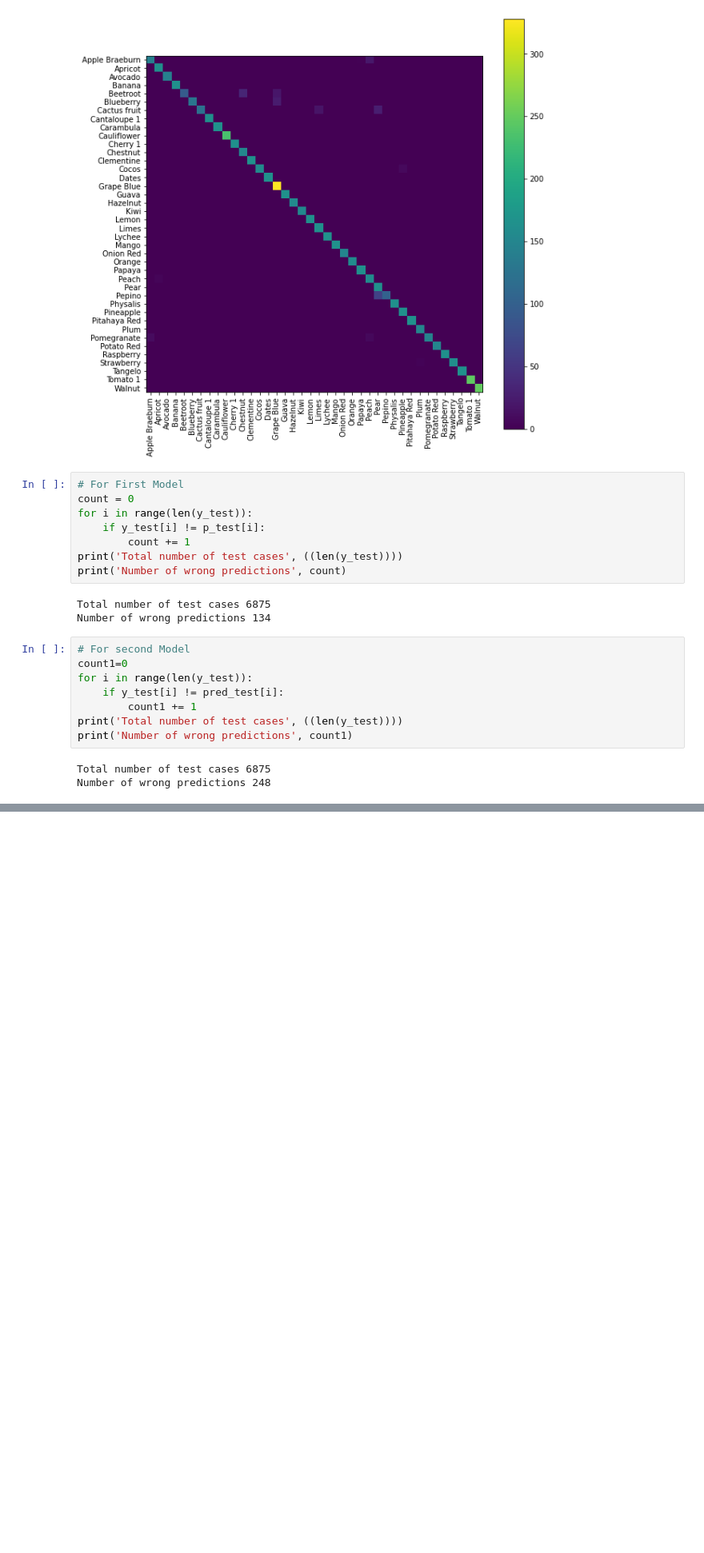
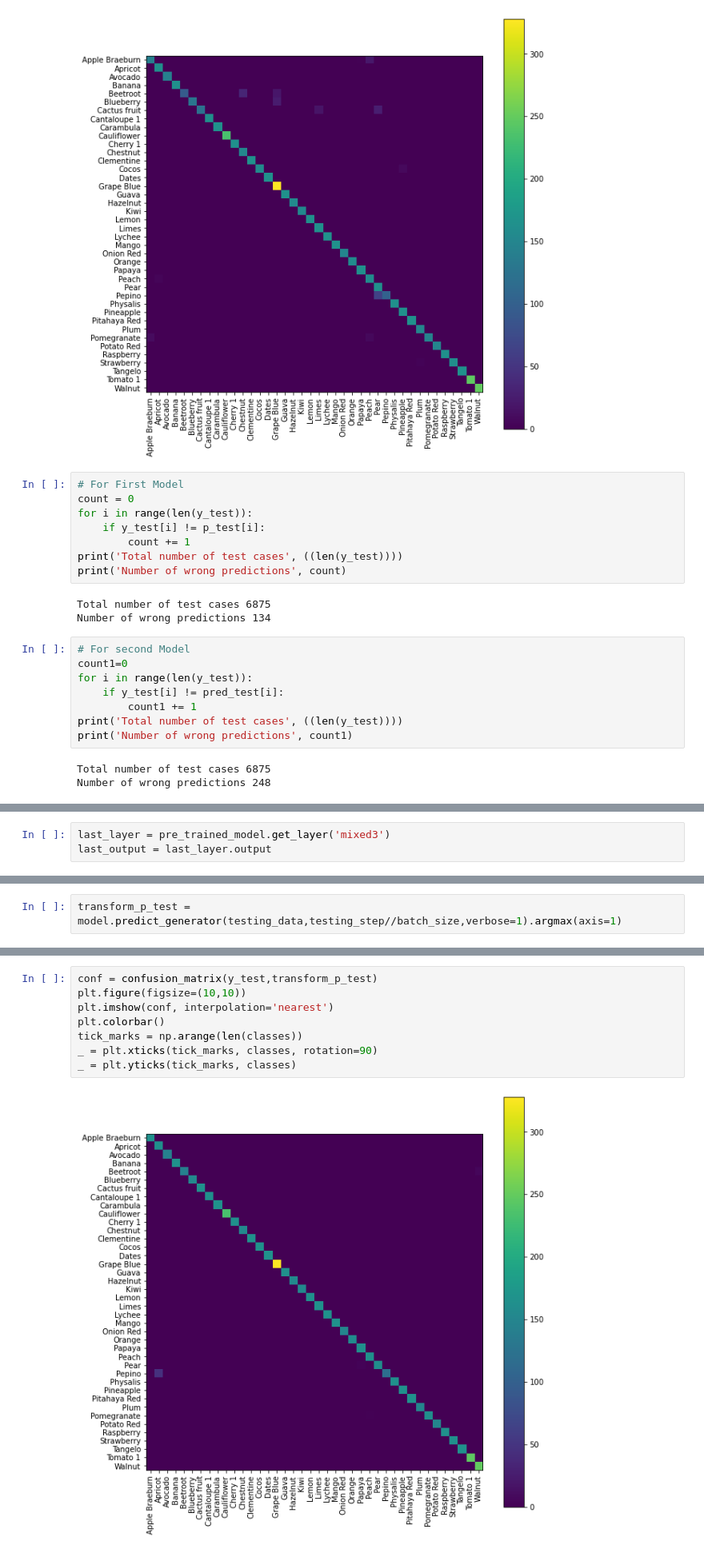
Before and after one commit to ganeshkuikel/fruit_classsification, a Jupyter notebook: Fruits.ipynb, the cells around one changed output, grey strips where cells are left out. Shown: that part at 80% size. Saved outputs shown, nothing was run; the diff lists cells and outputs as text; blank space fills up the shorter version.

```diff
--- a/Fruits.ipynb
+++ b/Fruits.ipynb
@@ -396,0 +408,3 @@ Number of wrong predictions 248
+# %%
+last_layer = pre_trained_model.get_layer('mixed3')
+last_output = last_layer.output
@@ -396,0 +525,2 @@ Number of wrong predictions 248
+# %%
+transform_p_test = model.predict_generator(testing_data,testing_step//batch_size,verbose=1).argmax(axis=1)
@@ -396,0 +550,10 @@ Number of wrong predictions 248
+# %%
+conf = confusion_matrix(y_test,transform_p_test)
+plt.figure(figsize=(10,10))
+plt.imshow(conf, interpolation='nearest')
+plt.colorbar()
+tick_marks = np.arange(len(classes))
+_ = plt.xticks(tick_marks, classes, rotation=90)
+_ = plt.yticks(tick_marks, classes)
+# %% [output]
+[figure, added]
```
Also changed, not shown: parts of 21 cells of this notebook.
